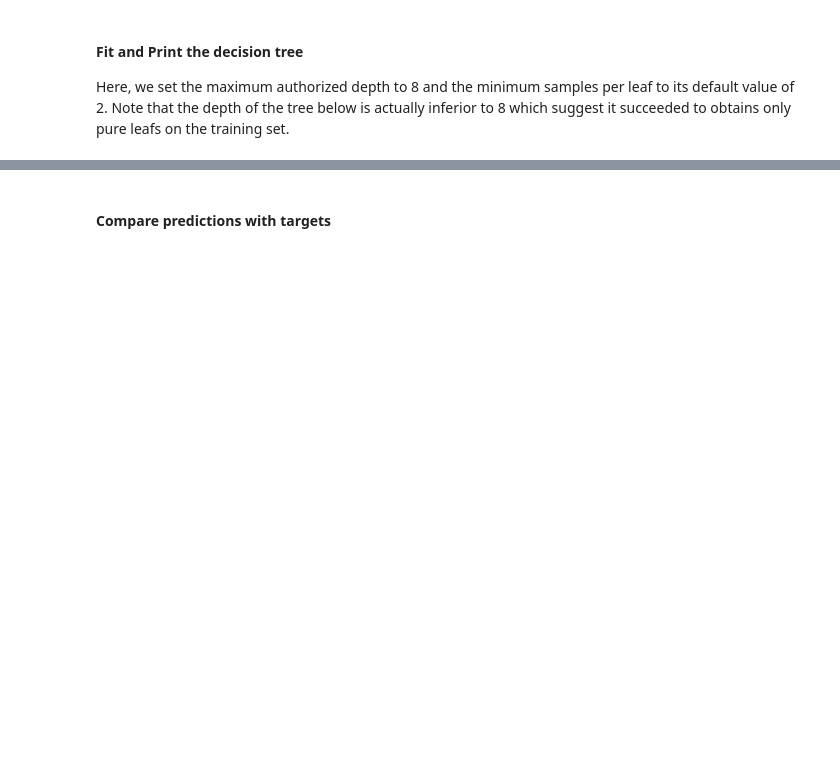
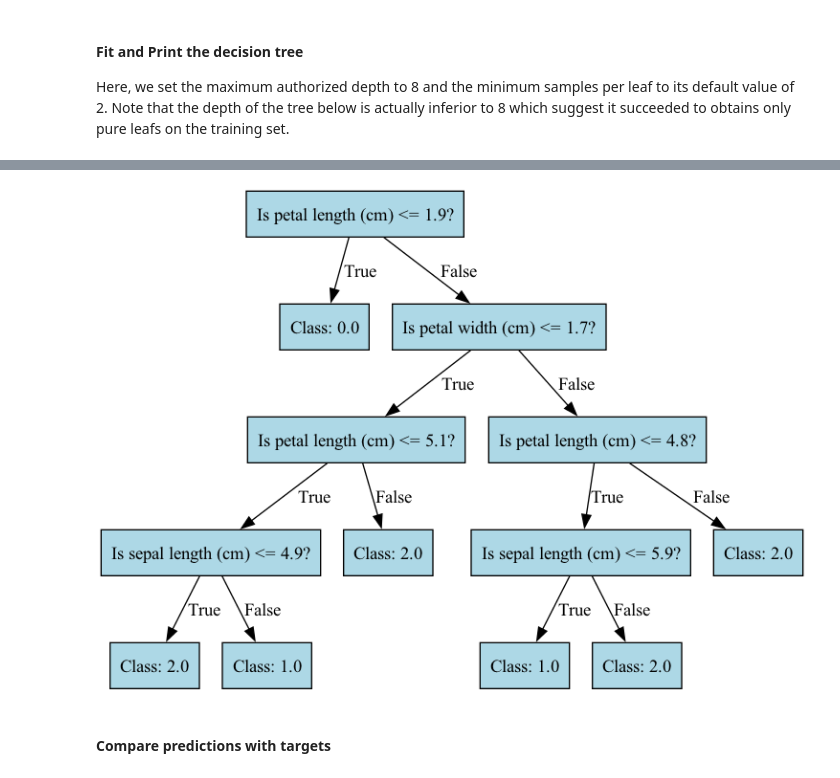
Before and after one commit to jlnthms/trees-and-pandas, a Jupyter notebook: notebooks/test.ipynb, the cells around one changed output, grey strips where cells are left out. Drawn from its saved outputs; the diff is of its cells as text; code cells hidden in the pictures; blank space fills up the shorter version.

Commit message:
added plot method & update readme
using graphviz for adaptive and beautiful plots

```diff
--- a/notebooks/test.ipynb
+++ b/notebooks/test.ipynb
@@ -53,5 +54,9 @@ tree.print(tree.root)
 |   |   |   |--- False:
 |   |   |   |--- class: 2.0
+# %%
+tree.plot()
+# %% [output]
+[figure, added]
 # %% [markdown]
 #### Compare predictions with targets
 # %%
```
Also changed, not shown: parts of 4 cells of this notebook, 4 other files.
